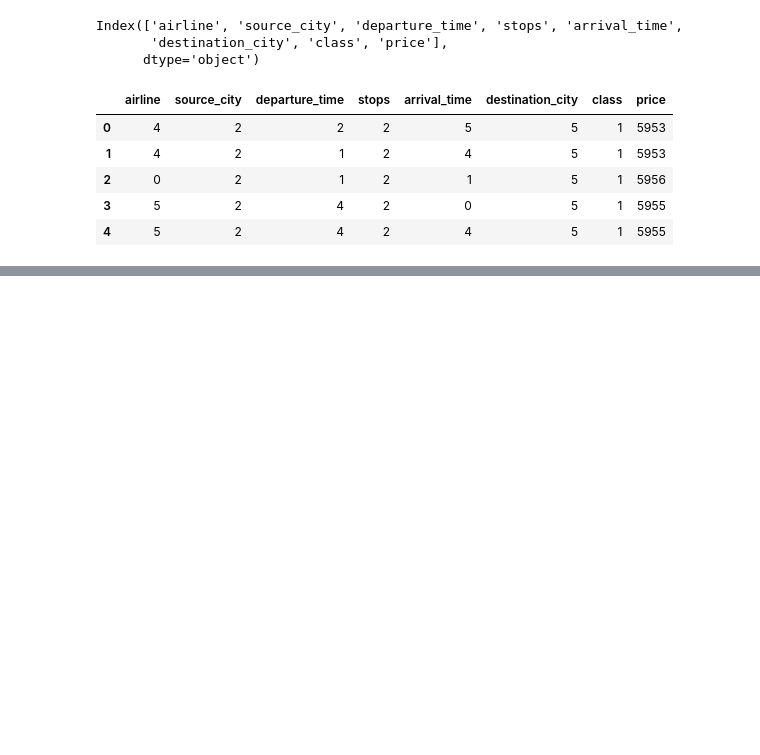
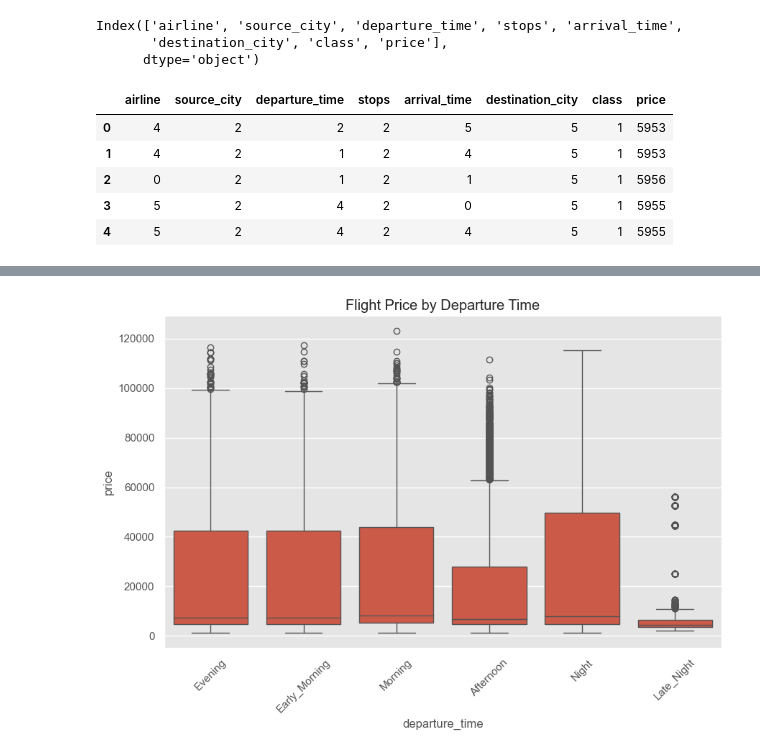
Before and after one commit to Aomr112/Expect-flight-ticket-prices, a Jupyter notebook: flight.ipynb, the cells around one changed output, grey strips where cells are left out. Saved outputs shown, nothing was run; the diff lists cells and outputs as text; code cells hidden in the pictures; blank space fills up the shorter version.

```diff
--- a/flight.ipynb
+++ b/flight.ipynb
@@ -219,0 +251,8 @@ df_cleaned.head()
+# %%
+plt.figure(figsize=(10, 6))
+sns.boxplot(x='departure_time', y='price', data=df)
+plt.title('Flight Price by Departure Time')
+plt.xticks(rotation=45)
+plt.show()
+# %% [output]
+[figure, added]
```
Also changed, not shown: parts of 5 cells of this notebook.
